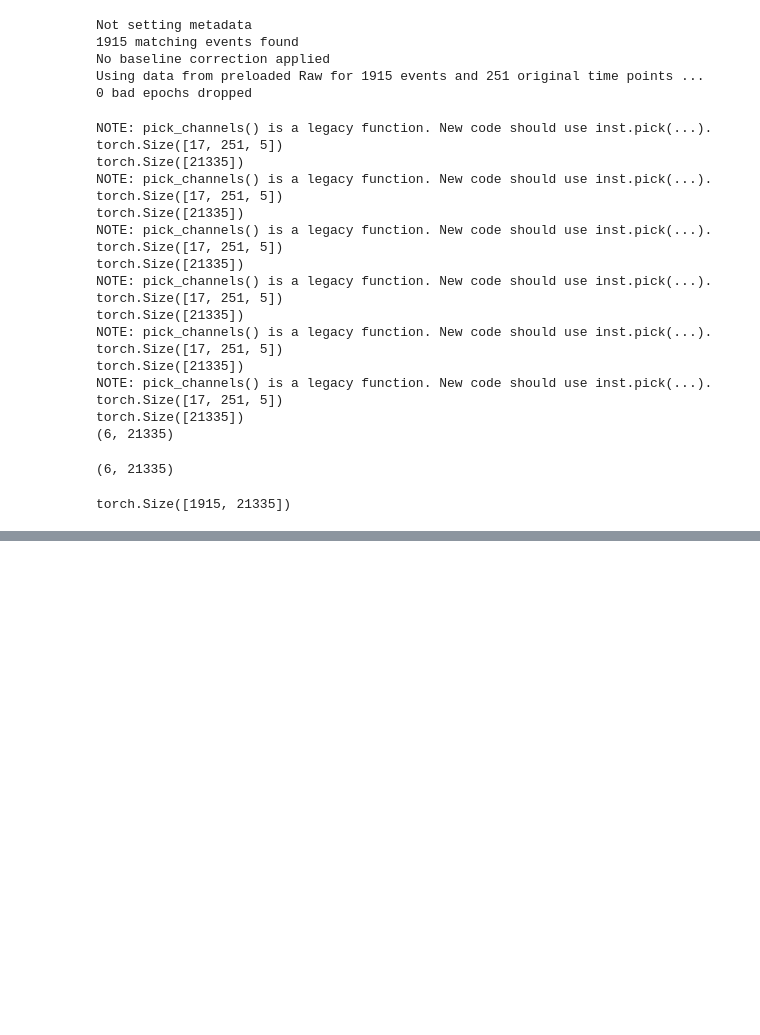
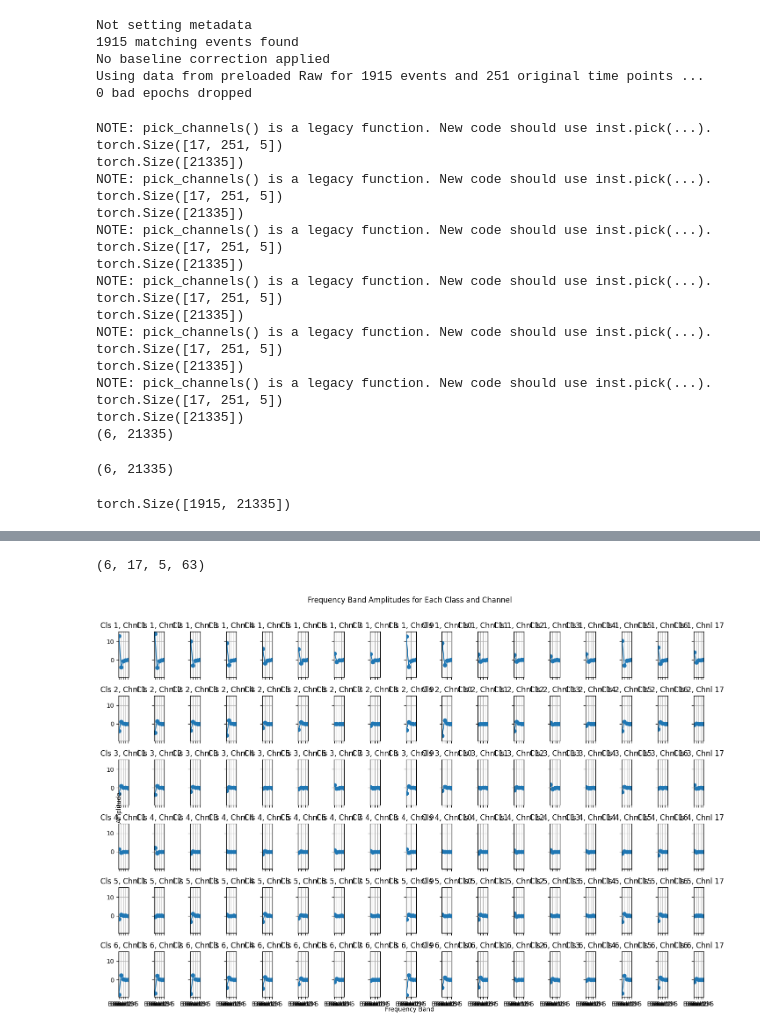
Before and after one commit to Cheersbbg/psyco_exp, a Jupyter notebook: 5fepoch.ipynb, the cells around one changed output, grey strips where cells are left out. Drawn from its saved outputs; the diff is of its cells as text; code cells hidden in the pictures; blank space fills up the shorter version.

```diff
--- a/5fepoch.ipynb
+++ b/5fepoch.ipynb
@@ -326,0 +331,4 @@ torch.Size([1915, 21335])
+# %%
+testerp = rawerps[0].detach().numpy().astype(float)
+# %%
+fft=mne.time_frequency.stft(testerp, 8, tstep=None, verbose=None)
@@ -326,0 +342,6 @@ torch.Size([1915, 21335])
+# %%
+ffts=[]
+for erp in rawerps:
+    erp=erp.detach().numpy().astype(float)
+    fft=mne.time_frequency.stft(erp, 8, tstep=None, verbose=None)
+    ffts.append(fft)
@@ -326,0 +361,39 @@ torch.Size([1915, 21335])
+# %%
+ffts_array = np.array(ffts)
+# %%
+ffts_array.shape
+# %% [output]
+(6, 17, 5, 63)
+# %%
+import matplotlib.pyplot as plt
+import numpy as np
+
+# Suppose data is a numpy array with shape (6, 17, 5, 63)
+# Replace data with your actual data array
+
+# Averaging across timepoints
+avg_data = np.mean(ffts_array, axis=-1)  # Resultant shape: (6, 17, 5)
+
+# Define frequency bands
+frequency_bands = ['Band 1', 'Band 2', 'Band 3', 'Band 4', 'Band 5']  # Replace with actual band names or ranges
+
+# Plotting
+num_classes, num_channels, _ = avg_data.shape
+
+fig, axs = plt.subplots(num_classes, num_channels, figsize=(15, 10), sharex=True, sharey=True)
+
+for class_idx in range(num_classes):
+    for channel_idx in range(num_channels):
+        axs[class_idx, channel_idx].plot(frequency_bands, avg_data[class_idx, channel_idx], marker='o')
+        axs[class_idx, channel_idx].set_title(f'Cls {class_idx + 1}, Chnl {channel_idx + 1}')
+        axs[class_idx, channel_idx].grid(True)
+
+# Adding labels and title
+plt.suptitle('Frequency Band Amplitudes for Each Class and Channel')
+fig.text(0.5, 0.04, 'Frequency Band', ha='center', va='center')
+fig.text(0.06, 0.5, 'Amplitude', ha='center', va='center', rotation='vertical')
+
+plt.tight_layout(rect=[0.03, 0.03, 0.97, 0.97])
+plt.show()
+# %% [output]
+[figure, added]
```
Also changed, not shown: parts of 4 cells of this notebook, 1 other file.
